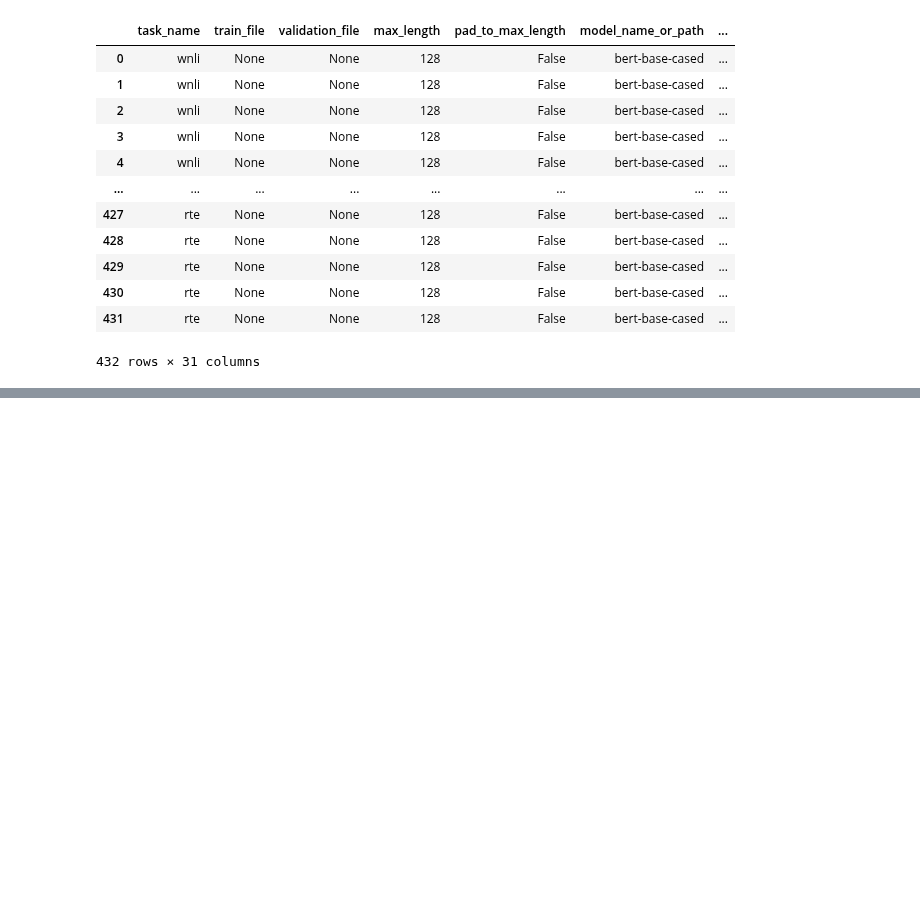
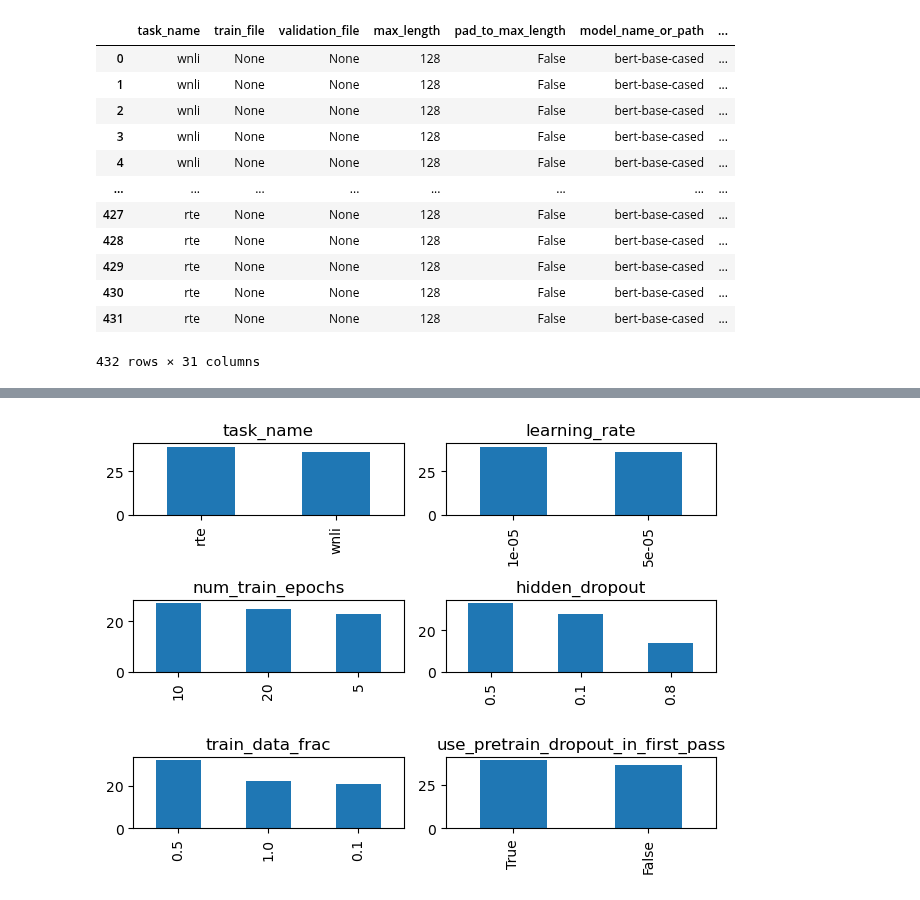
Before and after one commit to Ricu/fantastic-umbrella, a Jupyter notebook: collect_results.ipynb, the cells around one changed output, grey strips where cells are left out. Cells and saved outputs as stored; diff of their text form; code cells hidden in the pictures; blank space fills up the shorter version.

```diff
--- a/collect_results.ipynb
+++ b/collect_results.ipynb
@@ -74,0 +124,12 @@ df_small.to_csv(".\\runs\\summary.csv")
+# %%
+import matplotlib.pyplot as plt
+import math
+fig, axs = plt.subplots(math.ceil(len(df_diff.columns.drop(["mod_better","accuracy_diff"]))/2),2)
+for idx,ax in enumerate(axs.reshape(-1)):
+    col = df_diff.columns.drop("accuracy_diff")[idx]
+    df_diff.loc[df_diff["mod_better"]==1,col].value_counts().plot.bar(ax=ax)
+    ax.set_title(col)
+
+fig.tight_layout()
+# %% [output]
+[figure, added]
```
Also changed, not shown: parts of 9 cells of this notebook, 5 other files.
